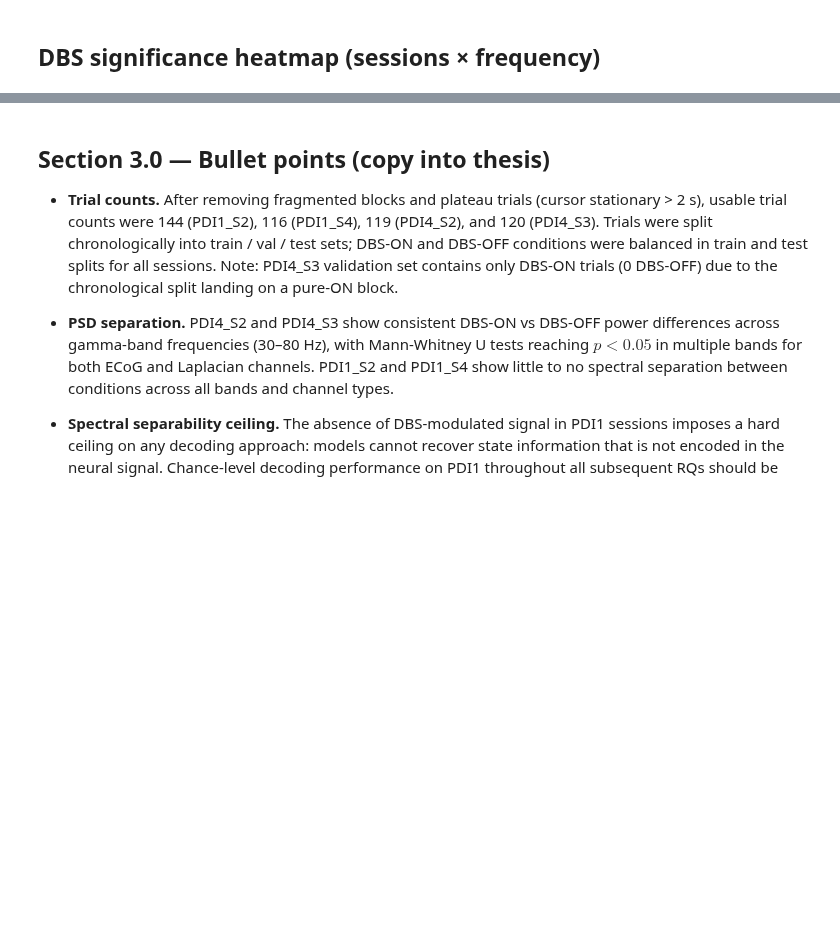
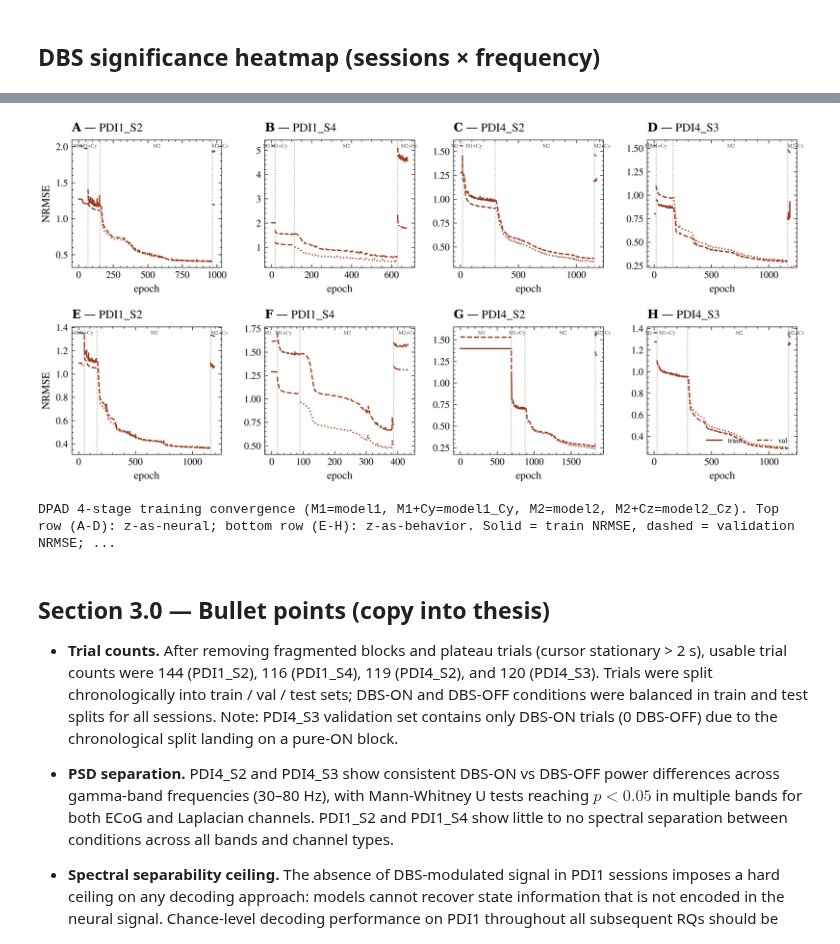
Before and after one commit to giedrius-at-home/latent-neural-dynamics-modeling, a Jupyter notebook: notebooks/thesis_sec1_data_verification.ipynb, the cells around one changed output, grey strips where cells are left out. Drawn from its saved outputs; the diff is of its cells as text; code cells hidden in the pictures; blank space fills up the shorter version.

```diff
--- a/notebooks/thesis_sec1_data_verification.ipynb
+++ b/notebooks/thesis_sec1_data_verification.ipynb
@@ -272,3 +362,65 @@ print("Saved -> fig_006b_beh_dbs_separability.png")
+# %%
+DPAD_STAGES = ["model1", "model1_Cy", "model2", "model2_Cz"]
+DPAD_STAGE_LABELS = ["M1", "M1+Cy", "M2", "M2+Cz"]
+
+dpad_history = {}
+for sess in SESSIONS:
+    dpad_history[sess] = {}
+    for exp in [EXP_Z_AS_NEURAL, EXP_Z_AS_BEHAVIOR]:
+        vdir = get_latest_variant_dir(
+            results_root, "dpad", exp, sess, condition="dbs_both"
+        )
+        base_dir = vdir.parent / vdir.name.removesuffix("_dbs_both")
+        with open(base_dir / "training_history.json") as f:
+            dpad_history[sess][exp] = json.load(f)
+
+fig, axes = plt.subplots(2, 4, figsize=(10.0, 4.8), constrained_layout=True)
+
+for col, sess in enumerate(SESSIONS):
+    for row_idx, exp in enumerate([EXP_Z_AS_NEURAL, EXP_Z_AS_BEHAVIOR]):
+        ax = axes[row_idx, col]
+        hist = dpad_history[sess][exp]
+
+        stage_ranges = []
+        offset = 0
+        for stage in DPAD_STAGES:
+            n_epoch = len(hist[stage]["epochs"])
+            stage_ranges.append((offset, offset + n_epoch))
+            offset += n_epoch
+        total_epochs = offset
+
+        for si, stage in enumerate(DPAD_STAGES):
+            x_start, x_end = stage_ranges[si]
+            x = list(range(x_start, x_end))
+            ax.plot(x, hist[stage]["rmse"], color=COLOR_DPAD, lw=1.2)
+            ax.plot(x, hist[stage]["val_rmse"], color=COLOR_DPAD, lw=1.2, ls="--")
+            if si < len(DPAD_STAGES) - 1:
+                ax.axvline(x_end, color="#999", lw=0.8, ls=":", zorder=0)
+            x_frac = (x_start + x_end) / 2 / total_epochs
+            ax.text(x_frac, 0.97, DPAD_STAGE_LABELS[si],
+                    transform=ax.transAxes, ha="center", va="top",
+                    fontsize=5, color="#555")
+
+        ax.set_xlabel("epoch")
+        if col == 0:
+            ax.set_ylabel("NRMSE")
+        letter = chr(65 + col) if row_idx == 0 else chr(69 + col)
+        panel_label(ax, letter, sess)
+
+axes[-1, -1].plot([], [], color=COLOR_DPAD, lw=1.2, label="train")
+axes[-1, -1].plot([], [], color=COLOR_DPAD, lw=1.2, ls="--", label="val")
+axes[-1, -1].legend(loc="lower right", ncol=2, fontsize=7)
+fig.savefig(str(OUT / "fig_008_dpad_training_curves.png"))
+plt.show()
+print(
+    "DPAD 4-stage training convergence (M1=model1, M1+Cy=model1_Cy, M2=model2, M2+Cz=model2_Cz). "
+    "Top row (A-D): z-as-neural; bottom row (E-H): z-as-behavior. Solid = train NRMSE, "
+    "dashed = validation NRMSE; dotted verticals mark stage boundaries. "
+    "Canonical dbs_both run per session."
+)
+# %% [output]
+[figure, added]
+DPAD 4-stage training convergence (M1=model1, M1+Cy=model1_Cy, M2=model2, M2+Cz=model2_Cz). Top row (A-D): z-as-neural; bottom row (E-H): z-as-behavior. Solid = train NRMSE, dashed = validation NRMSE; ...
 # %% [markdown]
 ## Section 3.0 — Bullet points (copy into thesis)
 
```
Also changed, not shown: parts of 8 cells of this notebook, 44 other files.
